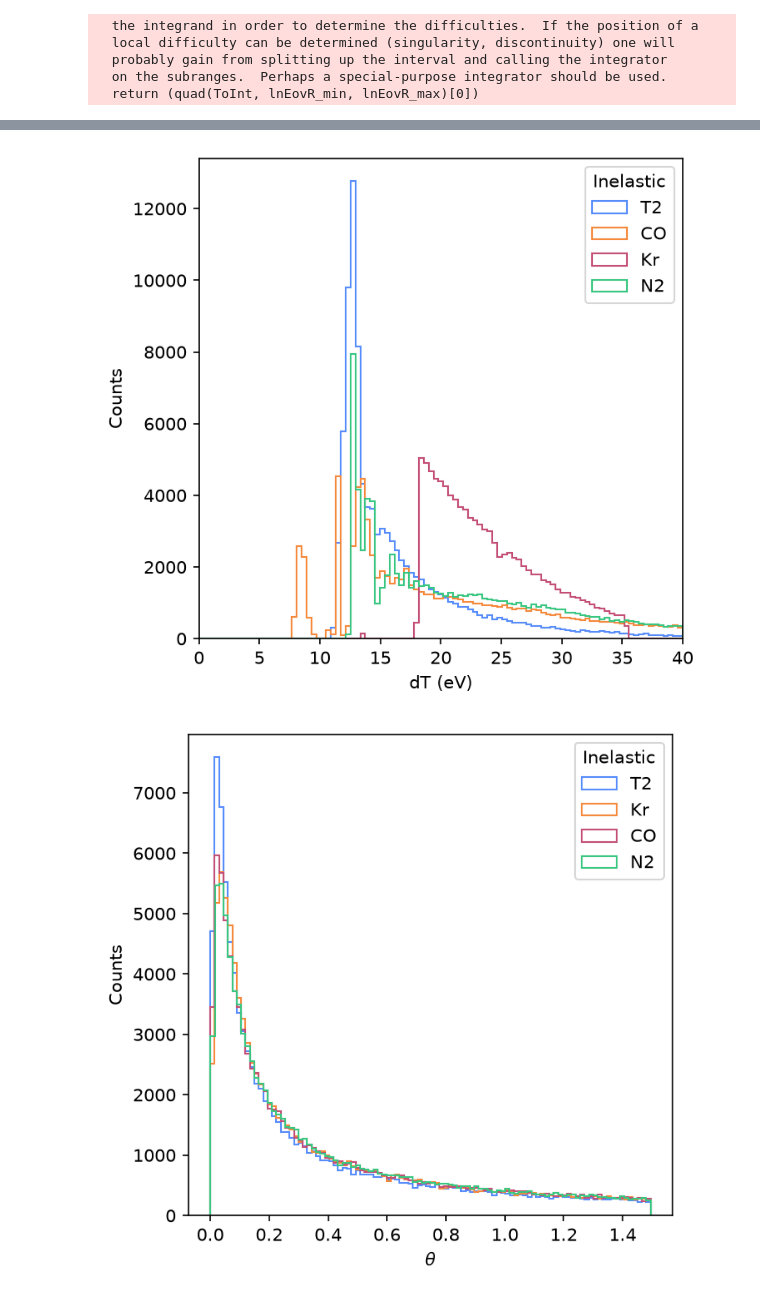
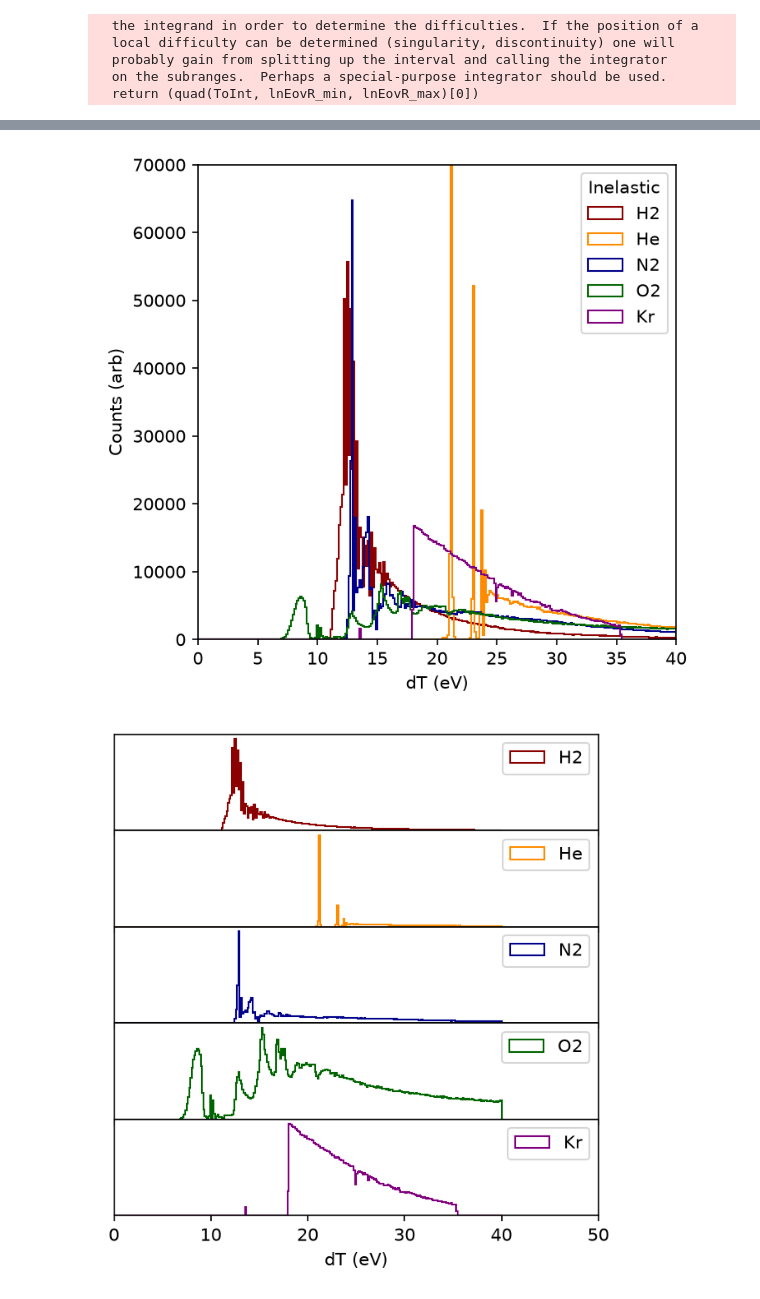
Before and after one commit to benjpjones/Project8ElectronScattering, a Jupyter notebook: OscillatorStrengthScattering.ipynb, the cells around one changed output, grey strips where cells are left out. Cells and saved outputs as stored; diff of their text form; code cells hidden in the pictures.

```diff
--- a/OscillatorStrengthScattering.ipynb
+++ b/OscillatorStrengthScattering.ipynb
@@ -70,9 +49,9 @@ pd.read_csv("./Data/OscStrengthKr.txt", skiprows=63,delimiter='\t',names=['E','d
 # %%
+sigmas={}
 Ts=np.linspace(1e2,20e3,1000)
-sigma_contH2=[opticalapprox.sig_oscstrength(T,OscStrH2,constants.mT*2) for T in Ts]
-sigma_contKr=[opticalapprox.sig_oscstrength(T,OscStrKr,constants.mT*83/3) for T in Ts]
-sigma_contCO=[opticalapprox.sig_oscstrength(T,OscStrCO,constants.mT*28/3) for T in Ts]
-sigma_contN2=[opticalapprox.sig_oscstrength(T,OscStrN2,constants.mT*28/3) for T in Ts]
+
+for s in Species:
+    sigmas[s]=[opticalapprox.sig_oscstrength(T,Interps[s],Masses[s]) for T in Ts]
 # %% [output]
   the integrand in order to determine the difficulties.  If the position of a
   local difficulty can be determined (singularity, discontinuity) one will
@@ -80,17 +59,17 @@ sigma_contN2=[opticalapprox.sig_oscstrength(T,OscStrN2,constants.mT*28/3) for T
   on the subranges.  Perhaps a special-purpose integrator should be used.
   return (quad(ToInt, lnEovR_min, lnEovR_max)[0])
 # %%
+#Total cross sections. Note, these are NOT accurate, as optical approximation is not
+#  valid over full kinematic range.
 plt.figure(figsize=(5,5),dpi=150)
-plt.plot(Ts/1000,sigma_contH2,'-',label='T2, H2')
-plt.plot(Ts/1000,sigma_contKr,'-',label='Kr')
-plt.plot(Ts/1000,sigma_contCO,'-',label='CO')
-plt.plot(Ts/1000,sigma_contN2,'-',label='N2')
+for s in Species:
+    plt.plot(Ts/1000,sigmas[s],'-',label=s)
 plt.ylim(3e-23,3e-21)
 plt.xlim(0,20)
-#plt.legend(loc='upper right',title='Inelastic')
+plt.legend(loc='upper right',title='Inelastic')
 plt.semilogy()
 plt.ylim(1e-23,1e-20)
 plt.xlabel("T (keV)")
 plt.ylabel(r"$\sigma (m^2)$")
-plt.savefig("CrossSection2.png",dpi=150,bbox_inches='tight')
+plt.savefig("CrossSectionOptical.png",dpi=150,bbox_inches='tight')
 # %% [output]
@@ -138,27 +97,44 @@ for i in range(0,100000):
 # %%
 
 plt.figure(figsize=(5,5),dpi=150)
-plt.hist(dTsH2,bins=np.linspace(0,40,100),histtype="step",label='T2')
-plt.hist(dTsCO,bins=np.linspace(0,40,100),histtype="step",label='CO')
-plt.hist(dTsKr,bins=np.linspace(0,40,100),histtype="step",label='Kr')
-plt.hist(dTsN2,bins=np.linspace(0,40,100),histtype="step",label='N2')
+for s in Species:
+    plt.hist(dTs[s],bins=np.linspace(0,40,300),histtype="step",label=s,color=Colors[s])
 plt.xlabel("dT (eV)")
 plt.xlim(0,40)
-plt.ylabel("Counts")
+plt.ylim(0,70000)
+
+plt.ylabel("Counts (arb)")
 plt.legend(loc='upper right',title='Inelastic')
 plt.show()
 
+
+fig = plt.figure(figsize=(5,5),dpi=150)
+gs = fig.add_gridspec(5, hspace=0)
+axs = gs.subplots(sharex=True)
+ci=0
+for s in Species:
+    axs[ci].hist(dTs[s],bins=np.linspace(0,40,300),histtype="step",label=s,color=Colors[s])
+    axs[ci].legend(loc='upper right')
+    axs[ci].set_xlim(0,50)
+    axs[ci].set_yticks([])
+    ci=ci+1
+# Hide x labels and tick labels for all but bottom plot.
+for ax in axs:
+    ax.label_outer()
+plt.xlabel("dT (eV)")
+plt.savefig("Plots/InelasticOscStrengthEnergy.png",dpi=150,bbox_inches='tight')
+plt.show()
+
 plt.figure(figsize=(5,5),dpi=150)
-plt.hist(np.array(dThsH2)*180/np.pi,bins=100,histtype="step",label='T2')
-plt.hist(np.array(dThsKr)*180/np.pi,bins=100,histtype="step",label='Kr')
-plt.hist(np.array(dThsCO)*180/np.pi,bins=100,histtype="step",label='CO')
-plt.hist(np.array(dThsN2)*180/np.pi,bins=100,histtype="step",label='N2')
-#plt.ylim(1e1,1e5)
+for s in Species:
+    plt.hist(np.array(dThs[s])*180/np.pi,bins=np.linspace(0,1.4,300),histtype="step",label=s,color=Colors[s])
+plt.xlim(0,1)
 plt.xlabel(r"$\theta$")
-plt.ylabel("Counts")
+plt.ylabel("Counts (arb)")
 #plt.semilogy()
 plt.legend(loc='upper right',title='Inelastic')
+plt.savefig("Plots/InelasticOscStrengthAngle.png",dpi=150,bbox_inches='tight')
 plt.show()
 # %% [output]
-[figure, old version]
+[figure, new version]
-[figure, old version]
+[figure, new version]
```
Also changed, not shown: parts of 8 cells of this notebook, 13 other files.
